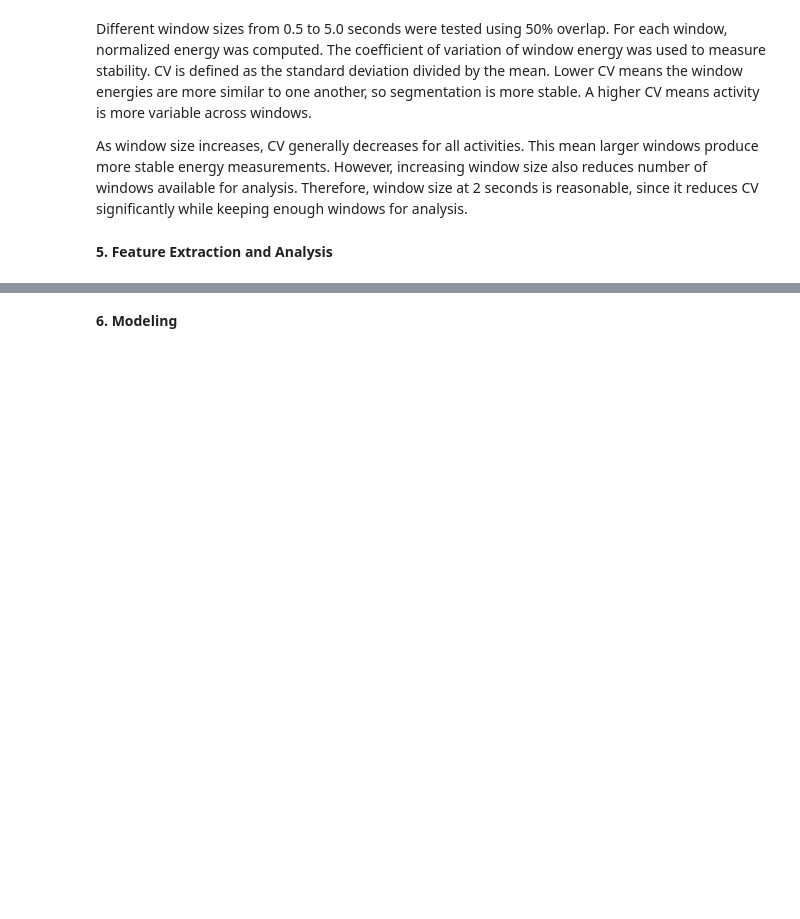
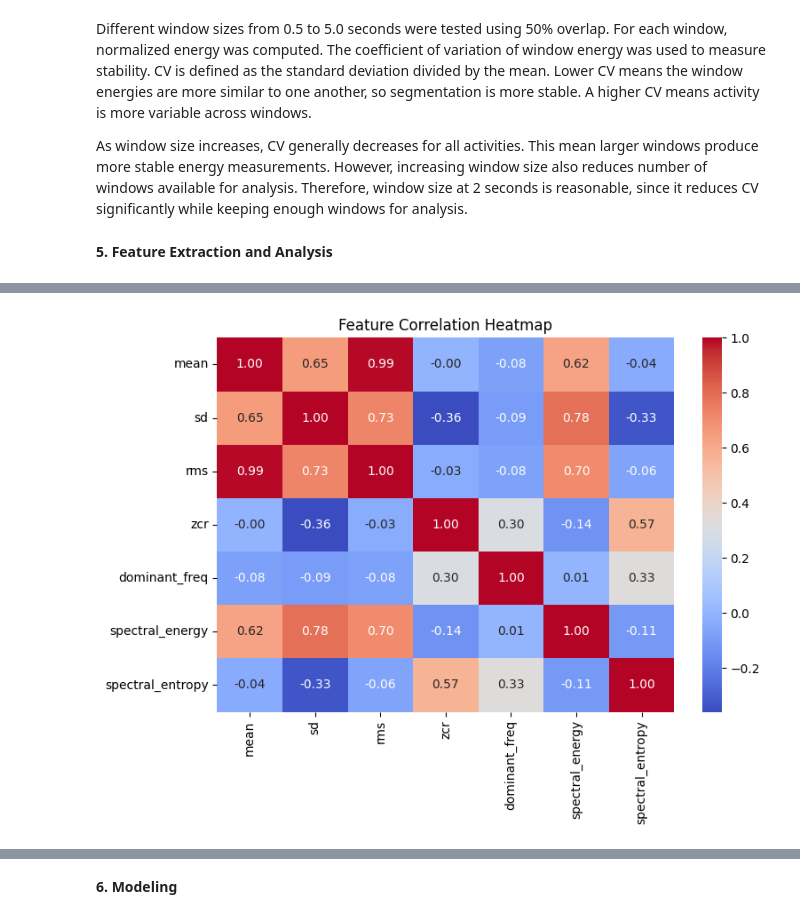
Before and after one commit to jaye311/CS156-Intro-To-AI-Project, a Jupyter notebook: main.ipynb, the cells around one changed output, grey strips where cells are left out. Saved outputs shown, nothing was run; the diff lists cells and outputs as text; code cells hidden in the pictures; blank space fills up the shorter version.

Commit message:
added feature extraction and analysis section (time + frequency domain)

```diff
--- a/main.ipynb
+++ b/main.ipynb
@@ -290,0 +382,9 @@ __5. Feature Extraction and Analysis__
+# %%
+# Average feature values by activity
+feature_cols = [
+    "mean", "sd", "rms", "zcr",
+    "dominant_freq", "spectral_energy", "spectral_entropy"
+]
+
+summary_by_activity = feature_df.groupby("activity")[feature_cols].mean().round(4)
+display(summary_by_activity)
@@ -290,0 +401,11 @@ __5. Feature Extraction and Analysis__
+# %%
+# Correlation analysis (heatmap)
+corr_matrix = feature_df[feature_cols].corr()
+
+plt.figure(figsize=(8, 6))
+sns.heatmap(corr_matrix, annot=True, cmap="coolwarm", fmt=".2f")
+plt.title("Feature Correlation Heatmap")
+plt.tight_layout()
+plt.show()
+# %% [output]
+[figure, added]
```
Also changed, not shown: parts of 8 cells of this notebook.
